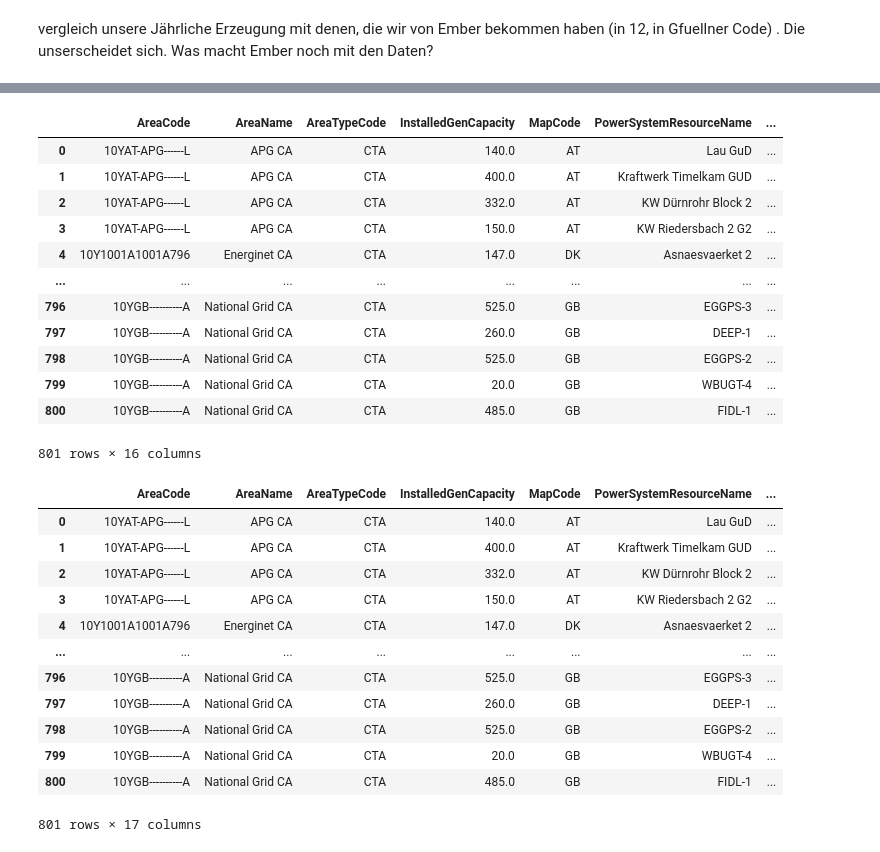
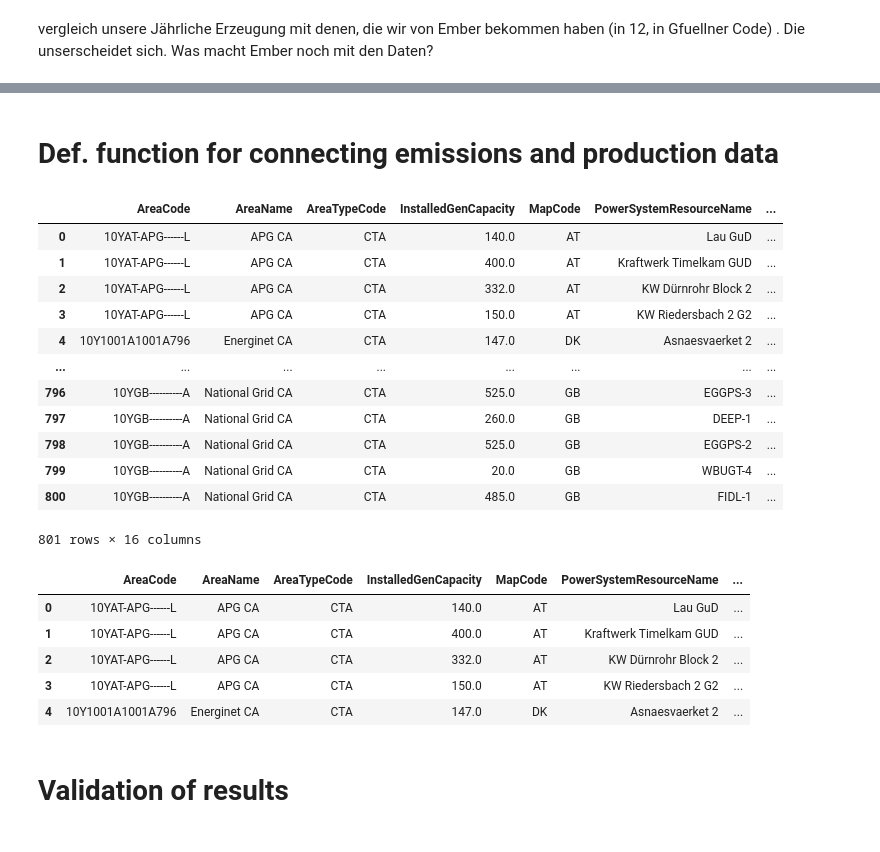
Before and after one commit to INATECH-CIG/CO2_emissions_factors, a Jupyter notebook: CO2 calculation bottom up methode.ipynb, the cells around one changed output, grey strips where cells are left out. Drawn from its saved outputs; the diff is of its cells as text; code cells hidden in the pictures.

```diff
--- a/CO2 calculation bottom up methode.ipynb
+++ b/CO2 calculation bottom up methode.ipynb
@@ -86,9 +90,9 @@ File - > Matching_Entso_EUTL_EU.csv
 # %% [markdown]
 # Load data functions
 # %%
-def load_matching_data(path, fn):
+def load_matching_data_EU(path, fn):
     """
-    Matching List for German power plants with Entso e identifier and the EUTL identifier.
+    Matching List for EU power plants with Entso e identifier and the EUTL identifier.
 
     Parameters
     ----------
@@ -101,7 +105,7 @@ def load_matching_data(path, fn):
 
     logging.info(f'Loading data from {fn}')
 
-    df = pd.read_csv(os.path.join(path, fn), sep = ',', header = 0, encoding = 'unicode_escape')
+    df = pd.read_csv(os.path.join(path, fn), sep = ',', header = 0, index_col=0)
 
     return df
 
@@ -182,23 +186,4 @@ def load_unit_data_ember(path, fn):
     df = pd.read_csv(os.path.join(path, fn), sep = ';', header = 0, encoding = 'unicode_escape')
 
     return df
-
-def load_matching_data_EU(path, fn):
-    """
-    Matching List for EU power plants with Entso e identifier and the EUTL identifier.
-
-    Parameters
-    ----------
-    path: str
-        path to data
-    fn : str
-        filename
-
-    """
-
-    logging.info(f'Loading data from {fn}')
-
-    df = pd.read_csv(os.path.join(path, fn), sep = ',', header = 0, index_col=0)
-
-    return df
 # %% [markdown]
@@ -240,2 +231,2 @@ Match EU Emission Code to power plants
 # %%
-merged_EU = pd.merge(generation_unit_info, unit_matching_EU, on='PowerSystemResourceName', how='inner')
+generation_unit_info_matcher = pd.merge(generation_unit_info, unit_matching_EU, on='PowerSystemResourceName', how='inner')
@@ -316,3 +252,5 @@ EUTL_emissions
+# %% [markdown]
+# Def. function for connecting emissions and production data
 # %%
 def conv(x):
     # converts german grid operator areas string in german countrycode of ETS
@@ -363,4 +301,4 @@ def connect_CO2(df, ETS):
                                     .iloc[0], axis = 1)
     return df
 # %%
-Powerplants_emission = connect_CO2(merged_ember, EUTL_emissions)
+Powerplants_emission = connect_CO2(generation_unit_info_matcher, EUTL_emissions)
@@ -369,19 +305,19 @@ Powerplants_emission_EU = connect_CO2(merged_EU, EUTL_emissions)
-# %%
-Powerplants_emission_EU
-# %% [output]
-|  | AreaCode | AreaName | AreaTypeCode | InstalledGenCapacity | MapCode | PowerSystemResourceName | ... |
-| 0 | 10YAT-APG------L | APG CA | CTA | 140.0 | AT | Lau GuD | ... |
-| 1 | 10YAT-APG------L | APG CA | CTA | 400.0 | AT | Kraftwerk Timelkam GUD | ... |
-| 2 | 10YAT-APG------L | APG CA | CTA | 332.0 | AT | KW Dürnrohr Block 2 | ... |
-| 3 | 10YAT-APG------L | APG CA | CTA | 150.0 | AT | KW Riedersbach 2 G2 | ... |
-| 4 | 10Y1001A1001A796 | Energinet CA | CTA | 147.0 | DK | Asnaesvaerket 2 | ... |
-| ... | ... | ... | ... | ... | ... | ... | ... |
-| 796 | 10YGB----------A | National Grid CA | CTA | 525.0 | GB | EGGPS-3 | ... |
-| 797 | 10YGB----------A | National Grid CA | CTA | 260.0 | GB | DEEP-1 | ... |
-| 798 | 10YGB----------A | National Grid CA | CTA | 525.0 | GB | EGGPS-2 | ... |
-| 799 | 10YGB----------A | National Grid CA | CTA | 20.0 | GB | WBUGT-4 | ... |
-| 800 | 10YGB----------A | National Grid CA | CTA | 485.0 | GB | FIDL-1 | ... |
-801 rows × 16 columns
+# %%
+Powerplants_emission
+# %% [output]
+|  | AreaCode | AreaName | AreaTypeCode | InstalledGenCapacity | MapCode | PowerSystemResourceName | ... |
+| 0 | 10YAT-APG------L | APG CA | CTA | 140.0 | AT | Lau GuD | ... |
+| 1 | 10YAT-APG------L | APG CA | CTA | 400.0 | AT | Kraftwerk Timelkam GUD | ... |
+| 2 | 10YAT-APG------L | APG CA | CTA | 332.0 | AT | KW Dürnrohr Block 2 | ... |
+| 3 | 10YAT-APG------L | APG CA | CTA | 150.0 | AT | KW Riedersbach 2 G2 | ... |
+| 4 | 10Y1001A1001A796 | Energinet CA | CTA | 147.0 | DK | Asnaesvaerket 2 | ... |
+| ... | ... | ... | ... | ... | ... | ... | ... |
+| 796 | 10YGB----------A | National Grid CA | CTA | 525.0 | GB | EGGPS-3 | ... |
+| 797 | 10YGB----------A | National Grid CA | CTA | 260.0 | GB | DEEP-1 | ... |
+| 798 | 10YGB----------A | National Grid CA | CTA | 525.0 | GB | EGGPS-2 | ... |
+| 799 | 10YGB----------A | National Grid CA | CTA | 20.0 | GB | WBUGT-4 | ... |
+| 800 | 10YGB----------A | National Grid CA | CTA | 485.0 | GB | FIDL-1 | ... |
+801 rows × 16 columns
 # %%
 def calc_CI(df):
     # calculates the carbon intensity of sites. Due to non-unique labelings of the power plants across different
@@ -397,20 +333,15 @@ def calc_CI(df):
 
     return df
 # %%
-Powerplants_emission_EU_CI = calc_CI(Powerplants_emission_EU)
+Powerplants_emission_EU_CI = calc_CI(Powerplants_emission)
 # %%
-Powerplants_emission_EU_CI
+Powerplants_emission_EU_CI.head()
 # %% [output]
 |  | AreaCode | AreaName | AreaTypeCode | InstalledGenCapacity | MapCode | PowerSystemResourceName | ... |
 | 0 | 10YAT-APG------L | APG CA | CTA | 140.0 | AT | Lau GuD | ... |
 | 1 | 10YAT-APG------L | APG CA | CTA | 400.0 | AT | Kraftwerk Timelkam GUD | ... |
 | 2 | 10YAT-APG------L | APG CA | CTA | 332.0 | AT | KW Dürnrohr Block 2 | ... |
 | 3 | 10YAT-APG------L | APG CA | CTA | 150.0 | AT | KW Riedersbach 2 G2 | ... |
 | 4 | 10Y1001A1001A796 | Energinet CA | CTA | 147.0 | DK | Asnaesvaerket 2 | ... |
-| ... | ... | ... | ... | ... | ... | ... | ... |
-| 796 | 10YGB----------A | National Grid CA | CTA | 525.0 | GB | EGGPS-3 | ... |
-| 797 | 10YGB----------A | National Grid CA | CTA | 260.0 | GB | DEEP-1 | ... |
-| 798 | 10YGB----------A | National Grid CA | CTA | 525.0 | GB | EGGPS-2 | ... |
-| 799 | 10YGB----------A | National Grid CA | CTA | 20.0 | GB | WBUGT-4 | ... |
-| 800 | 10YGB----------A | National Grid CA | CTA | 485.0 | GB | FIDL-1 | ... |
-801 rows × 17 columns
+# %% [markdown]
+# Validation of results
```
Also changed, not shown: parts of 49 cells of this notebook, 2 other files.
